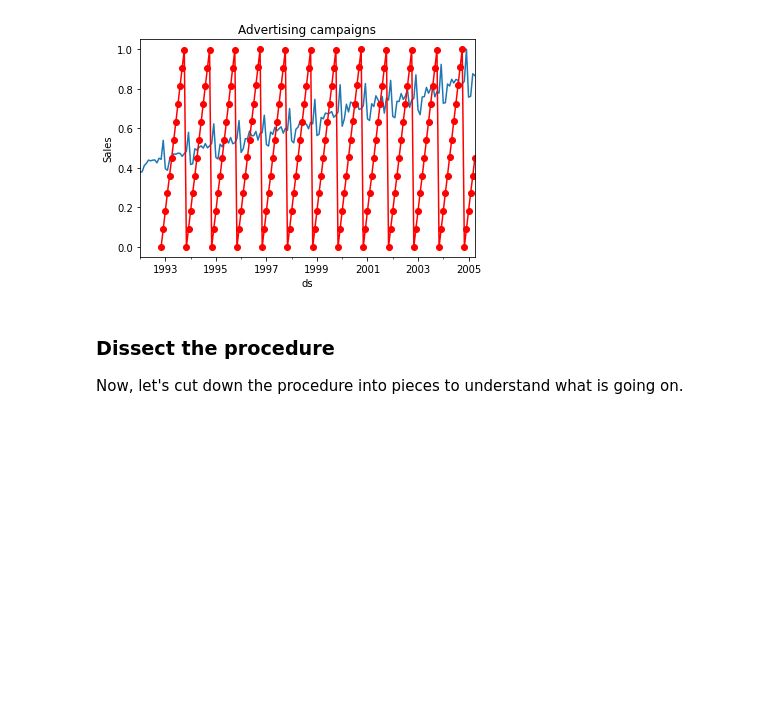
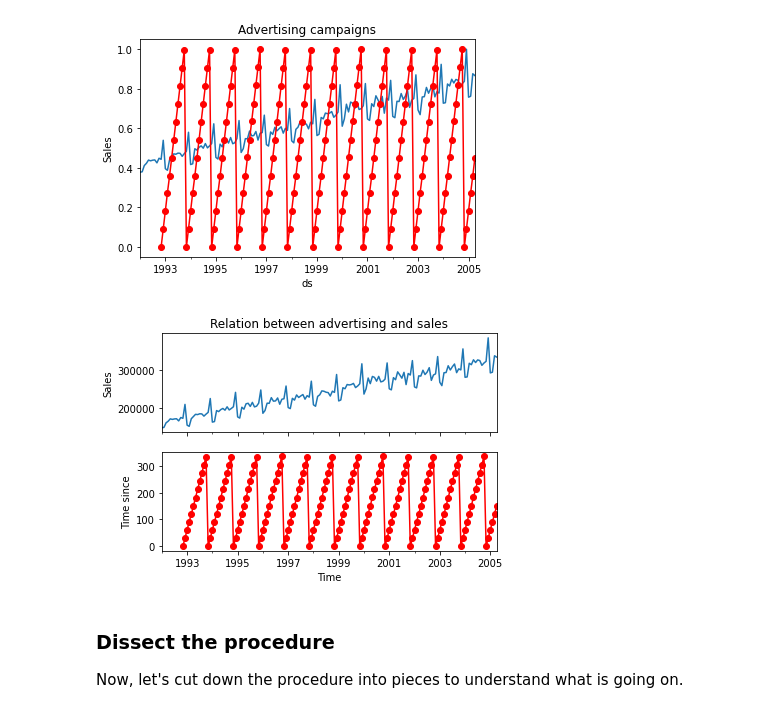
Before and after one commit to trainindata/feature-engineering-for-time-series-forecasting, a Jupyter notebook: 10-Time-Features/05-time-since.ipynb, the cells around one changed output. Saved outputs shown, nothing was run; the diff lists cells and outputs as text; code cells hidden in the pictures; blank space fills up the shorter version.

```diff
--- a/10-Time-Features/05-time-since.ipynb
+++ b/10-Time-Features/05-time-since.ipynb
@@ -106,6 +106,20 @@ plt.ylabel('Sales')
 # %% [output]
 Text(0, 0.5, 'Sales')
 [figure]
+# %%
+ax1 = plt.subplot(211)
+df['y'].plot()
+plt.ylabel('Sales')
+plt.title('Relation between advertising and sales')
+
+ax2 = plt.subplot(212, sharex=ax1)
+df['time_since'].plot(marker='o', color='red')
+plt.ylabel('Time since')
+plt.xlabel('Time')
+
+plt.show()
+# %% [output]
+[figure, added]
 # %% [markdown]
 ### Dissect the procedure
 
```
Also changed, not shown: parts of 3 cells of this notebook.
